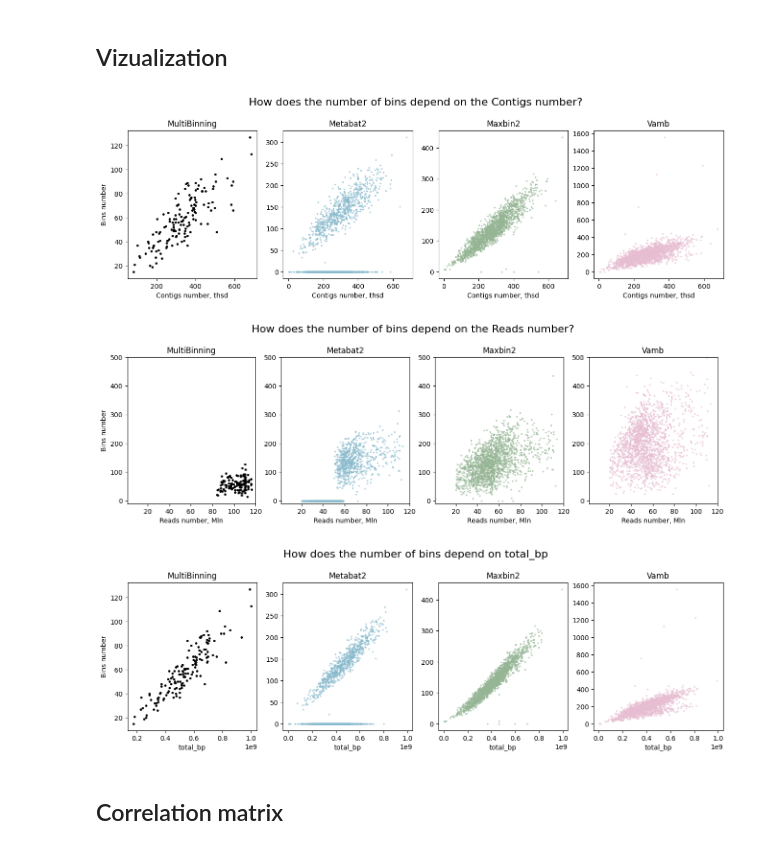
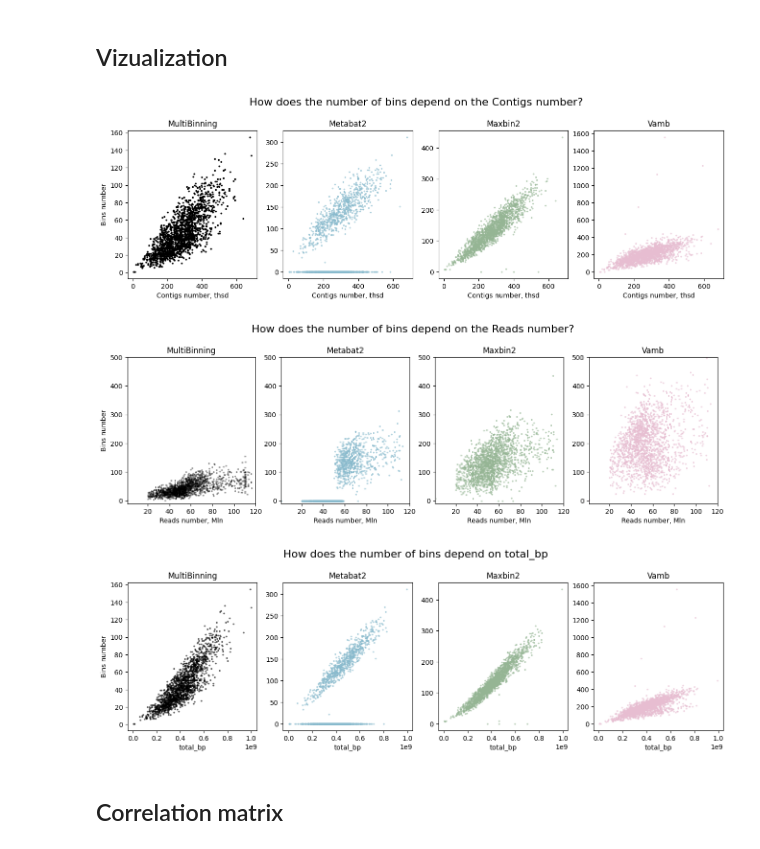
Before and after one commit to Chartiza/2023_SB_binning_stats, a Jupyter notebook: SB_binning_stats.ipynb, the cells around one changed output. Saved outputs shown, nothing was run; the diff lists cells and outputs as text; code cells hidden in the pictures.

```diff
--- a/SB_binning_stats.ipynb
+++ b/SB_binning_stats.ipynb
@@ -67,0 +73,10 @@ Samples number is  1881
+# %%
+mb = pd.read_csv('input/MB_stats1.csv', sep=' ', header=None)
+mb['sample'] = mb[0].str.split('_').str[0]
+
+mbS = mb['sample'].value_counts()
+mbS = mbS.to_frame().reset_index()
+mbS = mbS.rename(columns={'index': 'sample', 'sample': 'dastool'})
+print('Samples with MultiBinning results number is ', mbS.shape[0])
+
+mbS.head()
@@ -67,0 +91,6 @@ Samples number is  1881
+# %%
+sb2 = pd.merge(sb1, mbS, on='sample', how='outer').sort_values(by='dastool', ascending=False)
+sb2.to_excel('results/AllBinner_bins_stats.xlsx', index=False)
+
+print('Samples number is ', sb2.shape[0])
+sb2.head()
@@ -99,34 +138,34 @@ Samples number is  1881
 # %%
 ## Bins Number vs Contigs Number
 
 plt.figure(figsize=(16, 4))
 plt.suptitle('How does the number of bins depend on the Contigs number?', fontsize=16, y=1.05)
 
 plt.subplot(1, 4, 1)
-plt.scatter(sb3['contigs_number']/1000, sb3['dastool'], label='dastool',  s=6, c='black') #c='#F0BEA6'
+plt.scatter(sb3['contigs_number']/1000, sb3['dastool'], label='dastool',  s=3, c='black') #c='#F0BEA6'
 plt.xlabel('Contigs number, thsd')
 plt.ylabel('Bins number')
 plt.title('MultiBinning')
 
 plt.subplot(1, 4, 2)
 plt.scatter(sb3['contigs_number']/1000, sb3['metabat'], label='metabat', alpha=0.5, s=3, c='#88BACD')
 plt.xlabel('Contigs number, thsd')
 plt.title('Metabat2')
 
 plt.subplot(1, 4, 3)
 plt.scatter(sb3['contigs_number']/1000, sb3['maxbin'], label='maxbin', alpha=0.5, s=3, c='#95B594')
 plt.xlabel('Contigs number, thsd')
 plt.title('Maxbin2')
 
 plt.subplot(1, 4, 4)
 plt.scatter(sb3['contigs_number']/1000, sb3['vamb'], label='vamb', alpha=0.5, s=3, c='#E7BDD1')
 plt.xlabel('Contigs number, thsd')
 plt.title('Vamb')
 
 plt.savefig('results/SingleBinner_bins_vs_Contigs.png', dpi=300, bbox_inches='tight')
 plt.savefig('results/SingleBinner_bins_vs_Contigs.svg', bbox_inches='tight')
 # %% [output]
-[figure, old version]
+[figure, new version]
 # %%
 ## Reads Number vs Contigs Number
 
@@ -134,7 +173,7 @@ plt.figure(figsize=(16, 4))
 plt.suptitle('How does the number of bins depend on the Reads number?', fontsize=16, y=1.05)
 
 plt.subplot(1, 4, 1)
-plt.scatter(sb3['reads_number']/1000000, sb3['dastool'], label='dastool',  s=6, c='black') #c='#F0BEA6'
+plt.scatter(sb3['reads_number']/1000000, sb3['dastool'], label='dastool',  s=3, c='black', alpha=0.3) #c='#F0BEA6'
 plt.xlabel('Reads number, Mln')
 plt.ylabel('Bins number')
 plt.title('MultiBinning')
@@ -165,7 +204,7 @@ plt.xlim(1,120)
 plt.savefig('results/SingleBinner_bins_vs_Reads.png', dpi=300, bbox_inches='tight')
 plt.savefig('results/SingleBinner_bins_vs_Reads.svg', bbox_inches='tight')
 # %% [output]
-[figure, old version]
+[figure, new version]
 # %%
 ## Reads Number vs Contigs Number
 
@@ -179,7 +218,7 @@ plt.suptitle('How does the number of bins depend on '+str(val), fontsize=16, y=1
 #plt.suptitle('How does the number of bins depend on the total length of the assembled contigs?', fontsize=16, y=1.05)
 
 plt.subplot(1, 4, 1)
-plt.scatter(sb3[val], sb3['dastool'],  s=6, c='black') #c='#F0BEA6'
+plt.scatter(sb3[val], sb3['dastool'],  alpha=0.5, s=3, c='black') #c='#F0BEA6'
 plt.xlabel(val)
 plt.ylabel('Bins number')
 plt.title('MultiBinning')
@@ -202,7 +241,7 @@ plt.title('Vamb')
 plt.savefig('results/SingleBinner_bins_vs_'+str(val)+'.png', dpi=300, bbox_inches='tight')
 plt.savefig('results/SingleBinner_bins_vs_Reads'+str(val)+'.svg', bbox_inches='tight')
 # %% [output]
-[figure, old version]
+[figure, new version]
 # %% [markdown]
 ## Correlation matrix
 # %%
```
Also changed, not shown: parts of 11 cells of this notebook, 1 other file.
